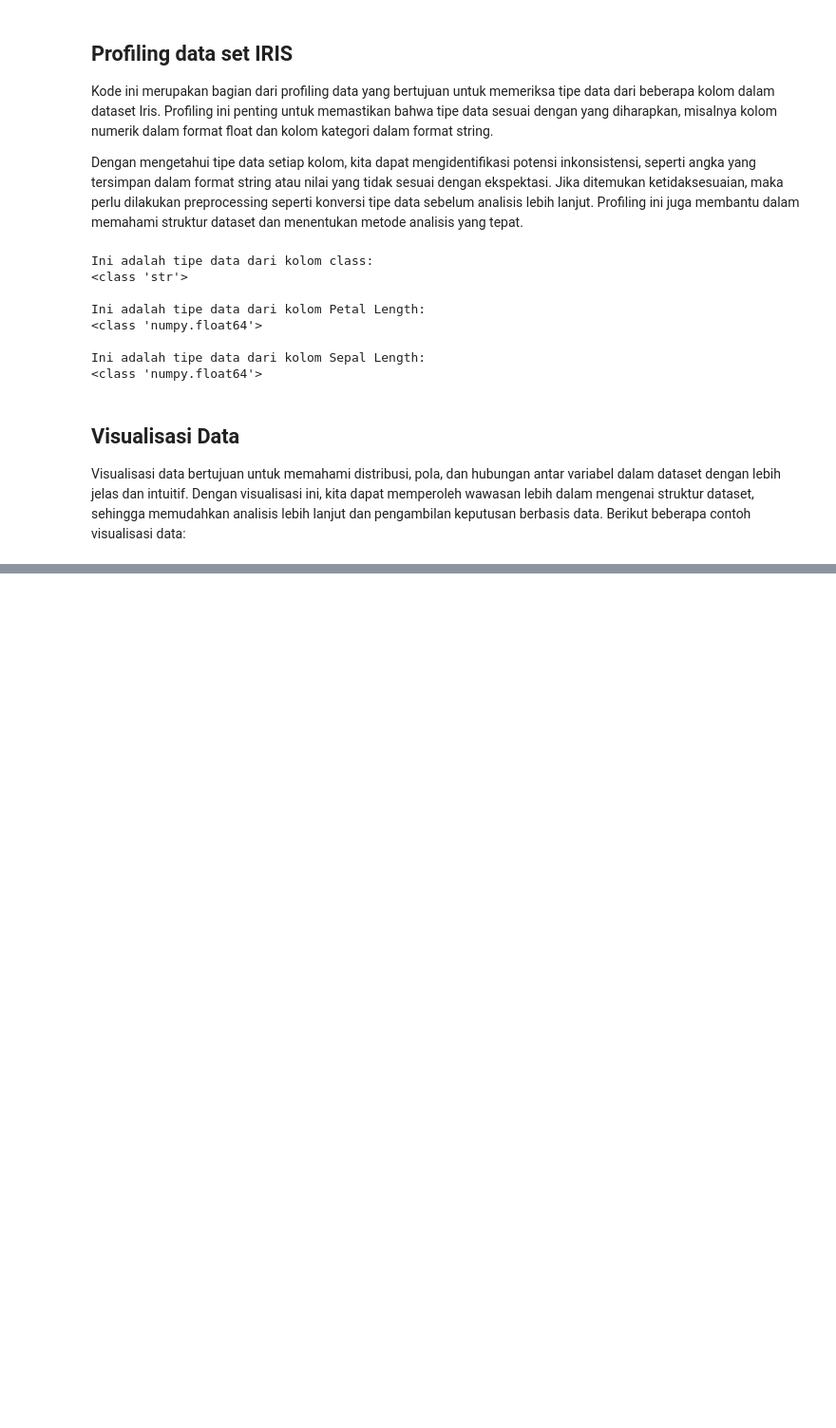
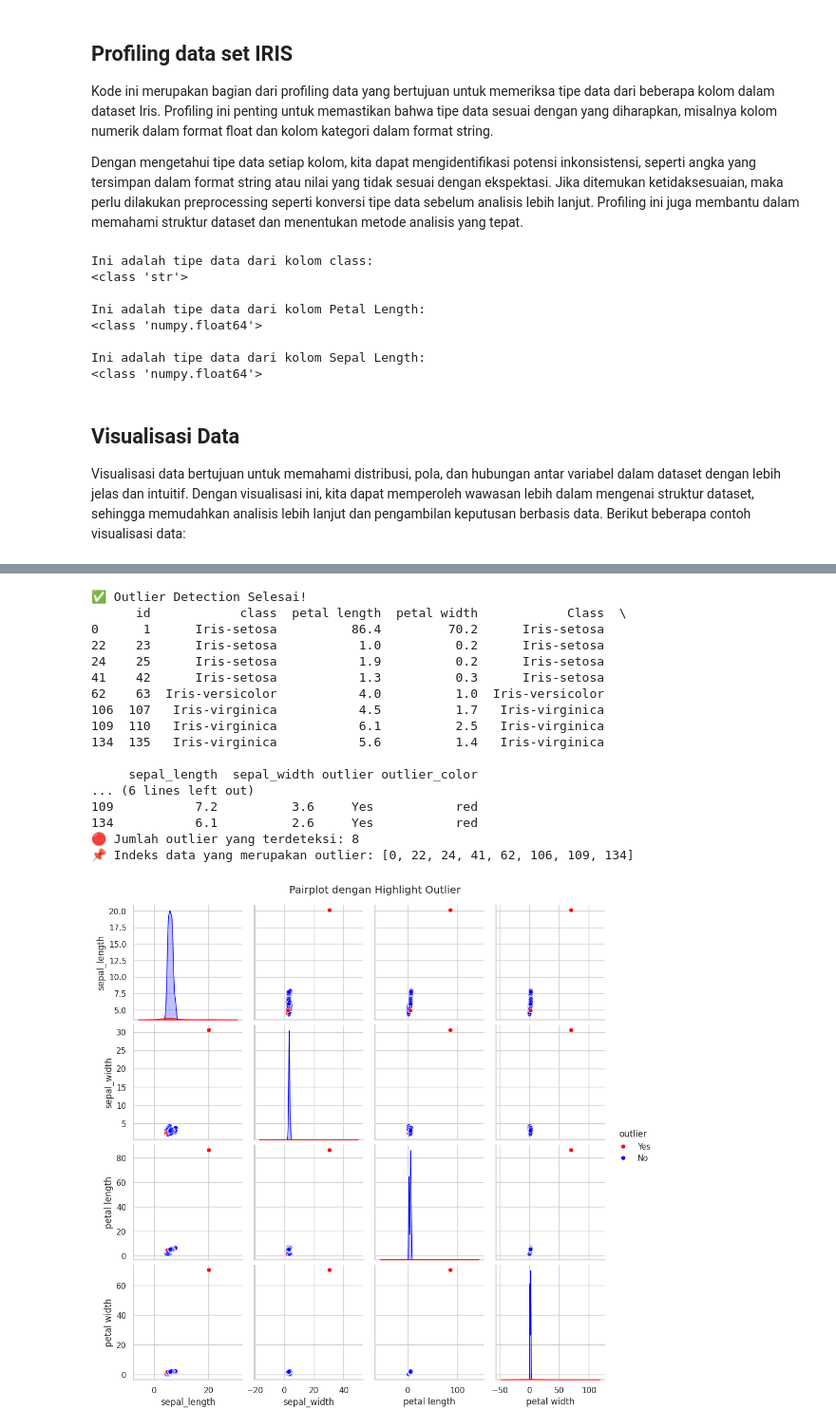
Before and after one commit to wildan2312/pendata, a Jupyter notebook: tugas/_build/jupyter_execute/tugas.ipynb, the cells around one changed output, grey strips where cells are left out. Shown at 95% size. Saved outputs shown, nothing was run; the diff lists cells and outputs as text; code cells hidden in the pictures; blank space fills up the shorter version.

```diff
--- a/tugas/_build/jupyter_execute/tugas.ipynb
+++ b/tugas/_build/jupyter_execute/tugas.ipynb
@@ -367,0 +422,49 @@ plt.show()
+# %%
+# 🔹 1. Pilih Fitur Numerik untuk Analisis Outlier
+numeric_features = ["sepal_length", "sepal_width", "petal length", "petal width"]
+df_filtered = merge_df[numeric_features]
+
+# 🔹 2. Terapkan KNN (Local Outlier Factor)
+lof = LocalOutlierFactor(n_neighbors=5, contamination=0.05)  # 5% data dianggap outlier
+outlier_labels = lof.fit_predict(df_filtered)
+
+# 🔹 3. Tambahkan Label Outlier ke DataFrame
+merge_df["outlier"] = np.where(outlier_labels == -1, "Yes", "No")
+merge_df["outlier_color"] = merge_df["outlier"].map({"Yes": "red", "No": "blue"})
+
+# 🔹 4. Tampilkan Hanya Data yang Termasuk Outlier
+outliers = merge_df[merge_df["outlier"] == "Yes"]
+print("✅ Outlier Detection Selesai!")
+print(outliers)
+
+# Menampilkan jumlah outlier
+jumlah_outlier = outliers.shape[0]
+print(f"🔴 Jumlah outlier yang terdeteksi: {jumlah_outlier}")
+
+# Menampilkan indeks dari data yang outlier
+indeks_outlier = outliers.index.tolist()
+print(f"📌 Indeks data yang merupakan outlier: {indeks_outlier}")
+
+# 🔹 5. Visualisasi Outlier dengan Pairplot
+sns.pairplot(merge_df, hue="outlier", vars=numeric_features, palette={"Yes": "red", "No": "blue"})
+plt.suptitle("Pairplot dengan Highlight Outlier", y=1.02)
+plt.show()
+# %% [output]
+✅ Outlier Detection Selesai!
+      id            class  petal length  petal width            Class  \
+0      1      Iris-setosa          86.4         70.2      Iris-setosa
+22    23      Iris-setosa           1.0          0.2      Iris-setosa
+24    25      Iris-setosa           1.9          0.2      Iris-setosa
+41    42      Iris-setosa           1.3          0.3      Iris-setosa
+62    63  Iris-versicolor           4.0          1.0  Iris-versicolor
+106  107   Iris-virginica           4.5          1.7   Iris-virginica
+109  110   Iris-virginica           6.1          2.5   Iris-virginica
+134  135   Iris-virginica           5.6          1.4   Iris-virginica
+
+     sepal_length  sepal_width outlier outlier_color
+... (6 lines left out)
+109           7.2          3.6     Yes           red
+134           6.1          2.6     Yes           red
+🔴 Jumlah outlier yang terdeteksi: 8
+📌 Indeks data yang merupakan outlier: [0, 22, 24, 41, 62, 106, 109, 134]
+[figure, added]
```
Also changed, not shown: parts of 17 cells of this notebook, 29 other files.
